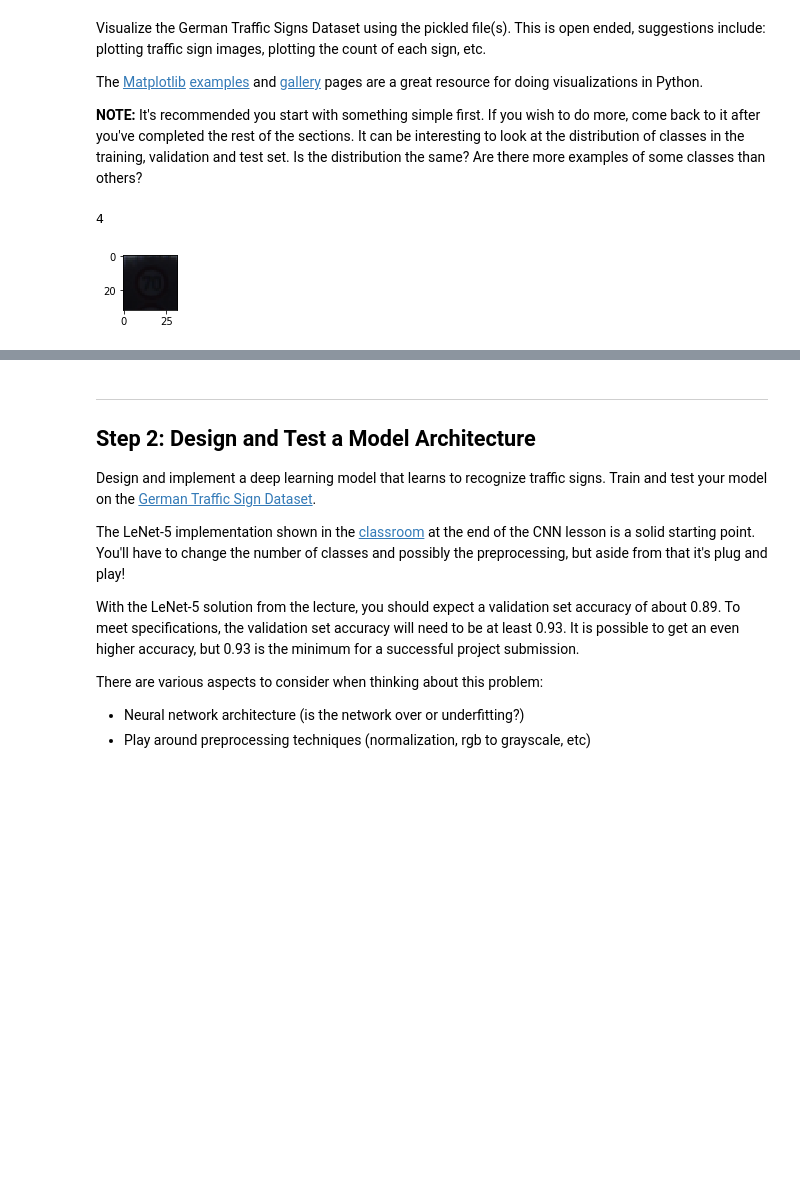
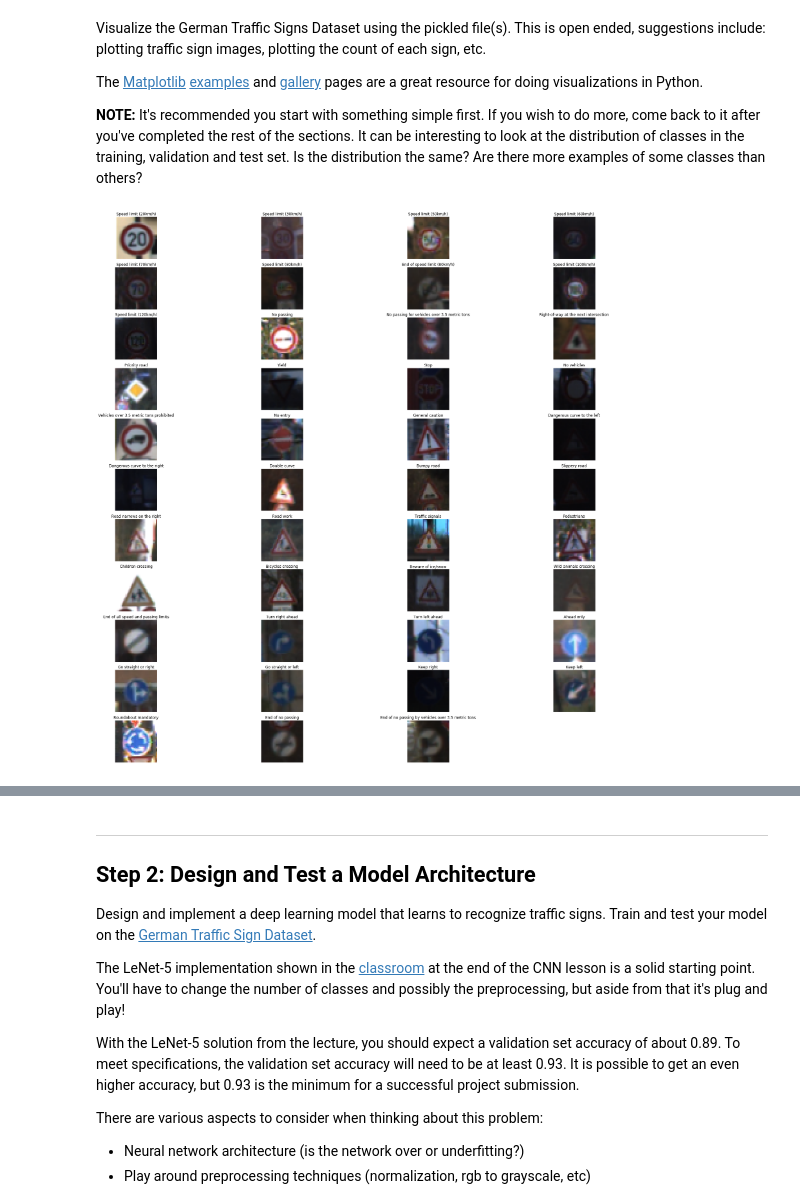
Before and after one commit to niktolis/SDCar-P2-TrafficSignClassifier, a Jupyter notebook: Traffic_Sign_Classifier.ipynb, the cells around one changed output, grey strips where cells are left out. Saved outputs shown, nothing was run; the diff lists cells and outputs as text; code cells hidden in the pictures; blank space fills up the shorter version.

```diff
--- a/Traffic_Sign_Classifier.ipynb
+++ b/Traffic_Sign_Classifier.ipynb
@@ -42,3 +31,13 @@ X_test, y_test = test['features'], test['labels']
+# %%
+def load_data(file):
+
+    with open(file, mode='rb') as f:
+        data = pickle.load(f)
+    return data['features'], data['labels']
+# %%
+X_train, y_train = load_data(training_file)
+X_valid, y_valid = load_data(validation_file)
+X_test, y_test   = load_data(testing_file)
 # %% [markdown]
 ---
 
@@ -111,5 +107,25 @@ def show_random_img():
-# %%
-show_random_img()
-# %% [output]
-4
-[figure, removed]
+# %%
+label = {}
+with open('signnames.csv') as csvfile:
+    reader = csv.reader(csvfile)
+    next(reader, None)
+    for row in reader:
+        label[int(row[0])] = row[1]
+# %%
+def show_images(feature_set, label_set):
+    """
+    TODO: Add description
+    """
+
+    plt.figure(figsize=(32,32))
+    for i in range(n_classes):
+        plt.subplot(n_classes//4+1,4,i+1)
+        img_class = feature_set[np.where(label_set == i)]
+        plt.imshow(img_class[0])
+        plt.title(label[i])
+        plt.axis('off')
+    plt.show()
+# %%
+show_images(X_train, y_train)
+# %% [output]
+[figure, added]
```
Also changed, not shown: parts of 34 cells of this notebook, 1 other file.
